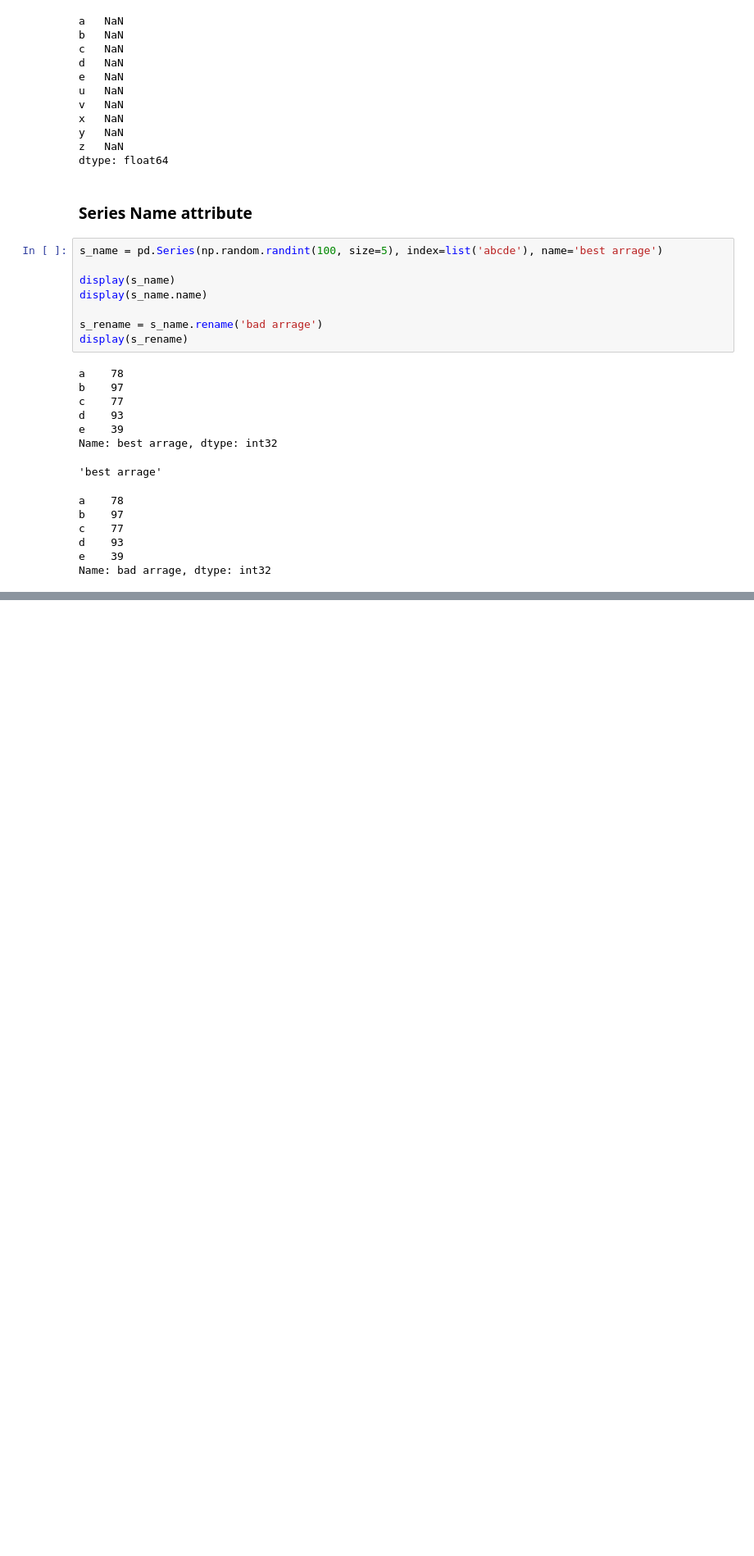
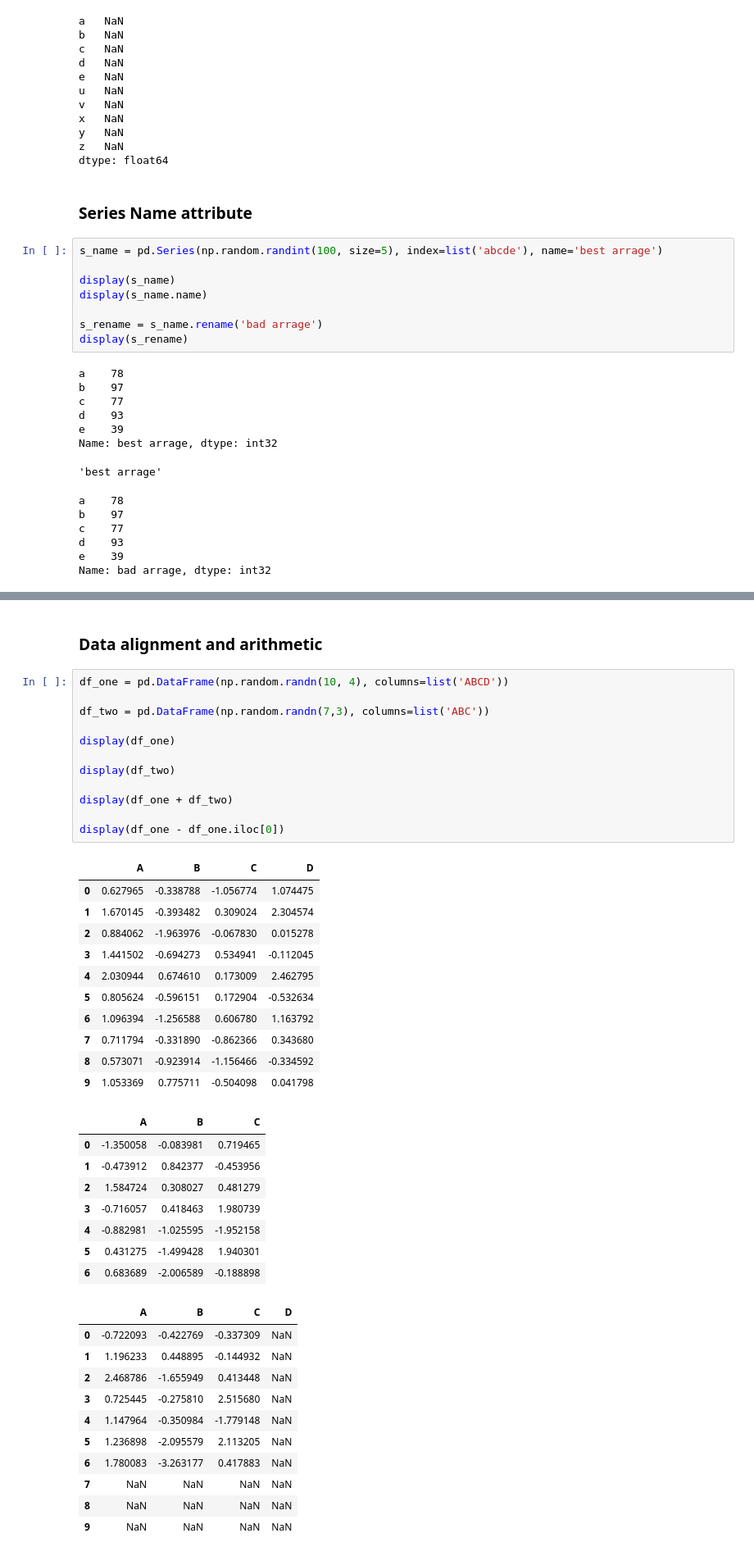
Before and after one commit to hellokuzuki/da-learn, a Jupyter notebook: 02_pandas/1_Intro to data structures.ipynb, the cells around one changed output, grey strips where cells are left out. Shown at 82% size. Drawn from its saved outputs; the diff is of its cells as text; blank space fills up the shorter version.

```diff
--- a/02_pandas/1_Intro to data structures.ipynb
+++ b/02_pandas/1_Intro to data structures.ipynb
@@ -240,0 +544,45 @@ Name: bad arrage, dtype: int32
+# %% [markdown]
+### Data alignment and arithmetic
+# %%
+df_one = pd.DataFrame(np.random.randn(10, 4), columns=list('ABCD'))
+
+df_two = pd.DataFrame(np.random.randn(7,3), columns=list('ABC'))
+
+display(df_one)
+
+display(df_two)
+
+display(df_one + df_two)
+
+display(df_one - df_one.iloc[0])
+# %% [output]
+|  | A | B | C | D |
+| 0 | 0.627965 | -0.338788 | -1.056774 | 1.074475 |
+| 1 | 1.670145 | -0.393482 | 0.309024 | 2.304574 |
+| 2 | 0.884062 | -1.963976 | -0.067830 | 0.015278 |
+| 3 | 1.441502 | -0.694273 | 0.534941 | -0.112045 |
+| 4 | 2.030944 | 0.674610 | 0.173009 | 2.462795 |
+| 5 | 0.805624 | -0.596151 | 0.172904 | -0.532634 |
+| 6 | 1.096394 | -1.256588 | 0.606780 | 1.163792 |
+| 7 | 0.711794 | -0.331890 | -0.862366 | 0.343680 |
+| 8 | 0.573071 | -0.923914 | -1.156466 | -0.334592 |
+| 9 | 1.053369 | 0.775711 | -0.504098 | 0.041798 |
+|  | A | B | C |
+| 0 | -1.350058 | -0.083981 | 0.719465 |
+| 1 | -0.473912 | 0.842377 | -0.453956 |
+| 2 | 1.584724 | 0.308027 | 0.481279 |
+| 3 | -0.716057 | 0.418463 | 1.980739 |
+| 4 | -0.882981 | -1.025595 | -1.952158 |
+| 5 | 0.431275 | -1.499428 | 1.940301 |
+| 6 | 0.683689 | -2.006589 | -0.188898 |
+|  | A | B | C | D |
+| 0 | -0.722093 | -0.422769 | -0.337309 | NaN |
+| 1 | 1.196233 | 0.448895 | -0.144932 | NaN |
+| 2 | 2.468786 | -1.655949 | 0.413448 | NaN |
+| 3 | 0.725445 | -0.275810 | 2.515680 | NaN |
+| 4 | 1.147964 | -0.350984 | -1.779148 | NaN |
+| 5 | 1.236898 | -2.095579 | 2.113205 | NaN |
+| 6 | 1.780083 | -3.263177 | 0.417883 | NaN |
+| 7 | NaN | NaN | NaN | NaN |
+| 8 | NaN | NaN | NaN | NaN |
+| 9 | NaN | NaN | NaN | NaN |
```
Also changed, not shown: parts of 34 cells of this notebook.
